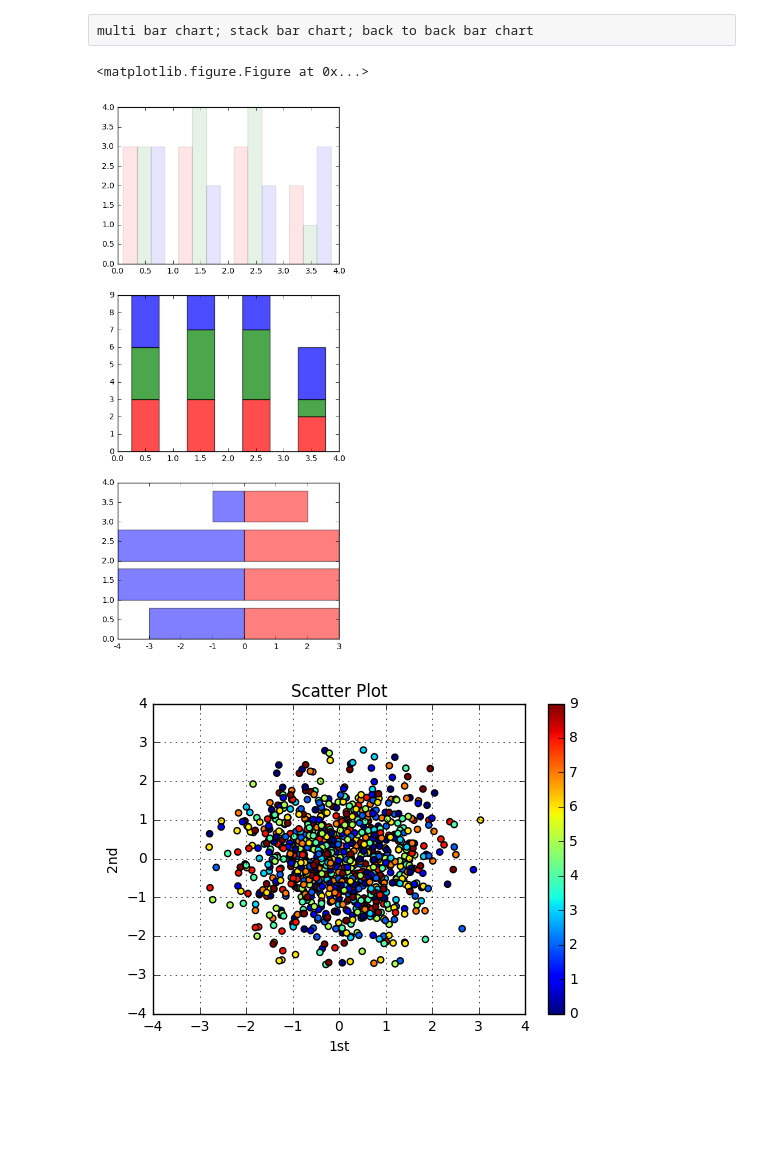
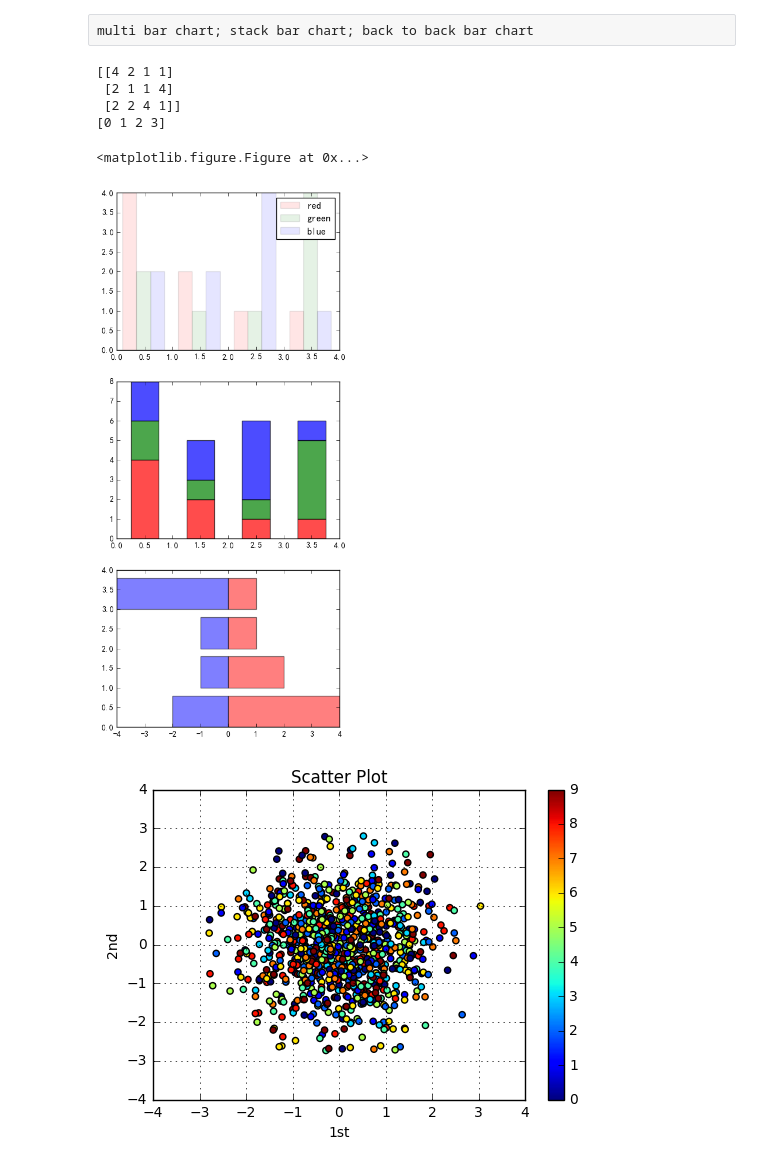
Before and after one commit to xuzuoyang/Blog, a Jupyter notebook: PyTest/PlotTest.ipynb, the cells around one changed output. Cells and saved outputs as stored; diff of their text form; code cells hidden in the pictures; blank space fills up the shorter version.

```diff
--- a/PyTest/PlotTest.ipynb
+++ b/PyTest/PlotTest.ipynb
@@ -335,29 +335,37 @@ multi bar chart; stack bar chart; back to back bar chart
 # %%
 import numpy as np
 import matplotlib.pyplot as plt
 import matplotlib as mpl
 mpl.rcParams['font.family'] = 'sans-serif'
 mpl.rcParams['font.sans-serif'] = [u'SimHei']
 mpl.rcParams['axes.unicode_minus'] = False
 data = np.random.randint(1, 5, [3, 4])
+print(data)
 index = np.arange(data.shape[1])
+print(index)
 color_index = ['r', 'g', 'b']
 fig, (ax1, ax2, ax3) = plt.subplots(3, 1, figsize = (5, 12))
 # alpha越小越透明
+legends = ['red', 'green', 'blue']
 for i in range(data.shape[0]):
-	ax1.bar(index + i*.25 + .1, data[i], width = .25, color = color_index[i],\
+	ax1.bar(index + i*.25 + .1, data[i], width = .25, label=legends[i], color = color_index[i],\
 	alpha = .1)
 # bottom表示y值起点，默认为None
 for i in range(data.shape[0]):
 	ax2.bar(index + .25, data[i], width = .5, color = color_index[i],\
 	bottom = np.sum(data[:i], axis = 0), alpha = .7)
 ax3.barh(index, data[0], color = 'r', alpha = .5)
 ax3.barh(index, -data[1], color = 'b', alpha = .5)
+ax1.legend()
 plt.show()
 plt.savefig('complex_bar_chart')
 # %% [output]
-<matplotlib.figure.Figure at 0x...>
+[[4 2 1 1]
+ [2 1 1 4]
+ [2 2 4 1]]
+[0 1 2 3]
+<matplotlib.figure.Figure at 0x...>
-[figure, old version]
+[figure, new version]
 # %%
 import numpy as np
 import matplotlib.pyplot as plt
```
Also changed, not shown: parts of 4 cells of this notebook, 1 other file.
